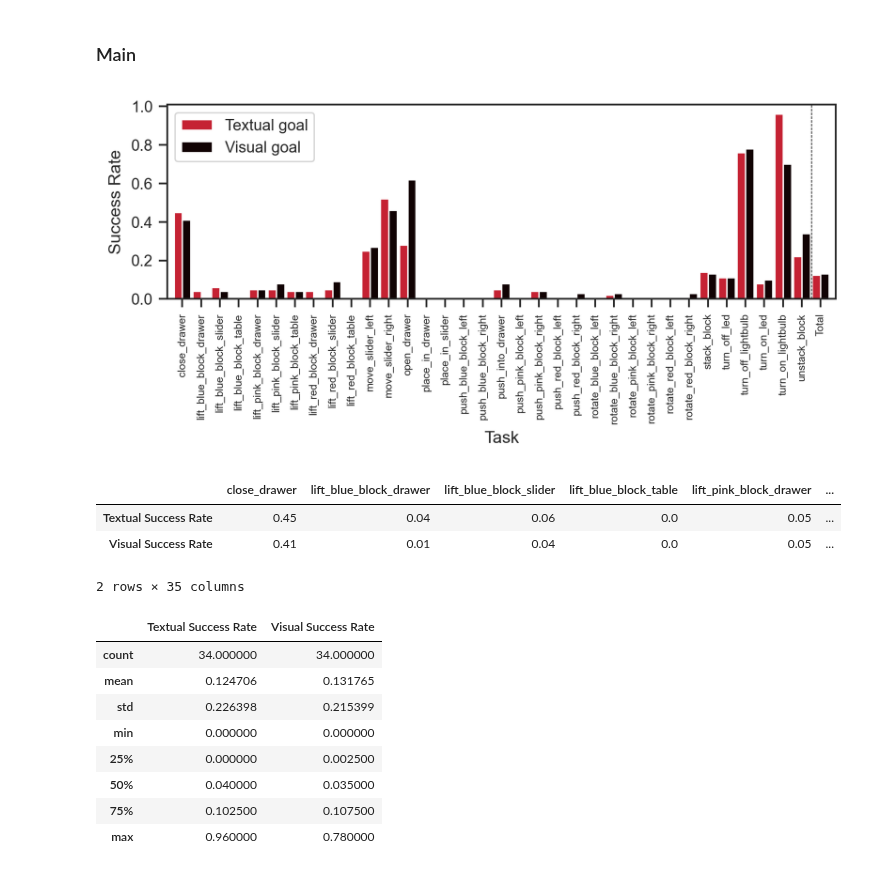
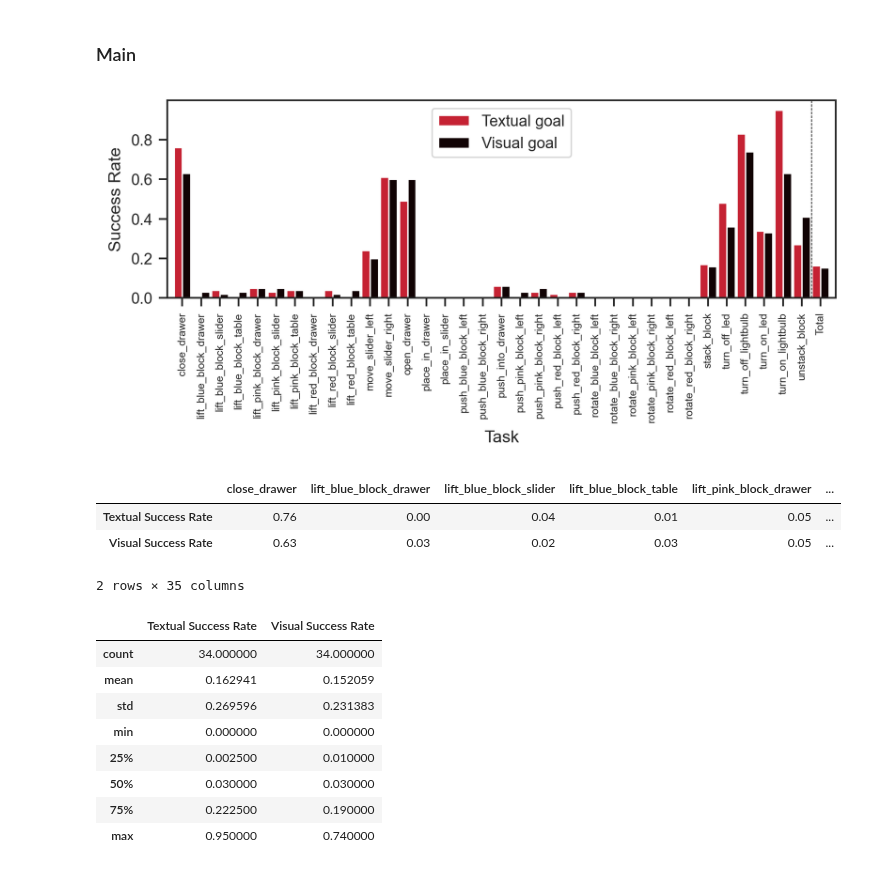
Before and after one commit to thesofakillers/nlgoals, a Jupyter notebook: notebooks/gcbc-calvin-eval-results.ipynb, the cells around one changed output. Cells and saved outputs as stored; diff of their text form; code cells hidden in the pictures.

```diff
--- a/notebooks/gcbc-calvin-eval-results.ipynb
+++ b/notebooks/gcbc-calvin-eval-results.ipynb
@@ -21,7 +21,9 @@ MODES = ["textual", "visual"]
 # save_dir = "../outputs/gcbc_eval/last/suggestive/"
 # save_dir = "../outputs/gcbc_eval/last/"
 # save_dir = "../outputs/gcbc_cclipt/third/sug_starts"
-save_dir = "../outputs/gcbc_cclipt/third/non_sug_starts"
+# save_dir = "../outputs/gcbc_cclipt/third/non_sug_starts"
+# save_dir = "../outputs/gcbc_cclipt/ninth/sug_starts"
+save_dir = "../outputs/gcbc_cclipt/ninth/non_sug_starts"
 # %%
 result_keys = ["results", "evaluated_idxs"]
 results_dict = {
@@ -70,35 +72,35 @@ textual_total_sr = results_dict["textual"]["total_sr"]
 visual_sr = [results_dict["visual"]["success_rates"][task] for task in tasks]
 visual_total_sr = results_dict["visual"]["total_sr"]
 
 ax.bar(
     x=ind[:-1], height=textual_sr, width=width, color="#C52233", label="Textual goal"
 )
 ax.bar(
     x=ind[:-1] + width,
     height=visual_sr,
     width=width,
     color="#110304",
     label="Visual goal",
 )
 
 ax.bar(x=ind[-1], height=textual_total_sr, width=width, color="#C52233")
 ax.bar(x=ind[-1] + width, height=visual_total_sr, width=width, color="#110304")
 
 ax.axvline(x=len(tasks) - 0.25, color="black", linestyle="dashed", linewidth=0.4)
 
 ax.set_xticks(ind + width / 2, tasks + ["Total"])
 ax.set_xticklabels(ax.get_xticklabels(), rotation=90, fontsize=6)
 
 ax.set_ylabel("Success Rate")
 ax.set_xlabel("Task")
 
 ax.margins(x=0.01)
-ax.legend(loc="upper left")
+ax.legend()
 
 f.set_tight_layout(True)
 plt.show()
 # %% [output]
-[figure, old version]
+[figure, new version]
 # %%
 sr_df = pd.DataFrame.from_records(
     [results_dict[mode]["success_rates"] for mode in MODES],
@@ -110,18 +112,18 @@ sr_df["Total"] = [textual_total_sr, visual_total_sr]
 sr_df
 # %% [output]
 |  | close_drawer | lift_blue_block_drawer | lift_blue_block_slider | lift_blue_block_table | lift_pink_block_drawer | ... |
-| Textual Success Rate | 0.45 | 0.04 | 0.06 | 0.0 | 0.05 | ... |
-| Visual Success Rate | 0.41 | 0.01 | 0.04 | 0.0 | 0.05 | ... |
+| Textual Success Rate | 0.76 | 0.00 | 0.04 | 0.01 | 0.05 | ... |
+| Visual Success Rate | 0.63 | 0.03 | 0.02 | 0.03 | 0.05 | ... |
 2 rows × 35 columns
 # %%
 sr_stats
 # %% [output]
 |  | Textual Success Rate | Visual Success Rate |
 | count | 34.000000 | 34.000000 |
-| mean | 0.124706 | 0.131765 |
-| std | 0.226398 | 0.215399 |
+| mean | 0.162941 | 0.152059 |
+| std | 0.269596 | 0.231383 |
 | min | 0.000000 | 0.000000 |
-| 25% | 0.000000 | 0.002500 |
-| 50% | 0.040000 | 0.035000 |
-| 75% | 0.102500 | 0.107500 |
-| max | 0.960000 | 0.780000 |
+| 25% | 0.002500 | 0.010000 |
+| 50% | 0.030000 | 0.030000 |
+| 75% | 0.222500 | 0.190000 |
+| max | 0.950000 | 0.740000 |
```
